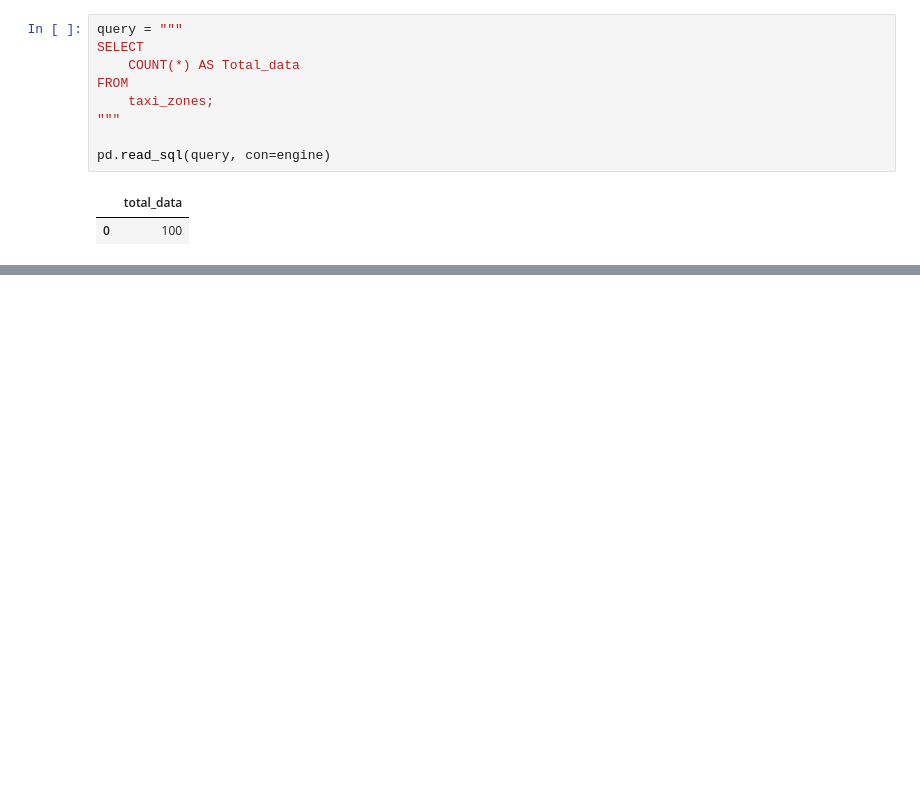
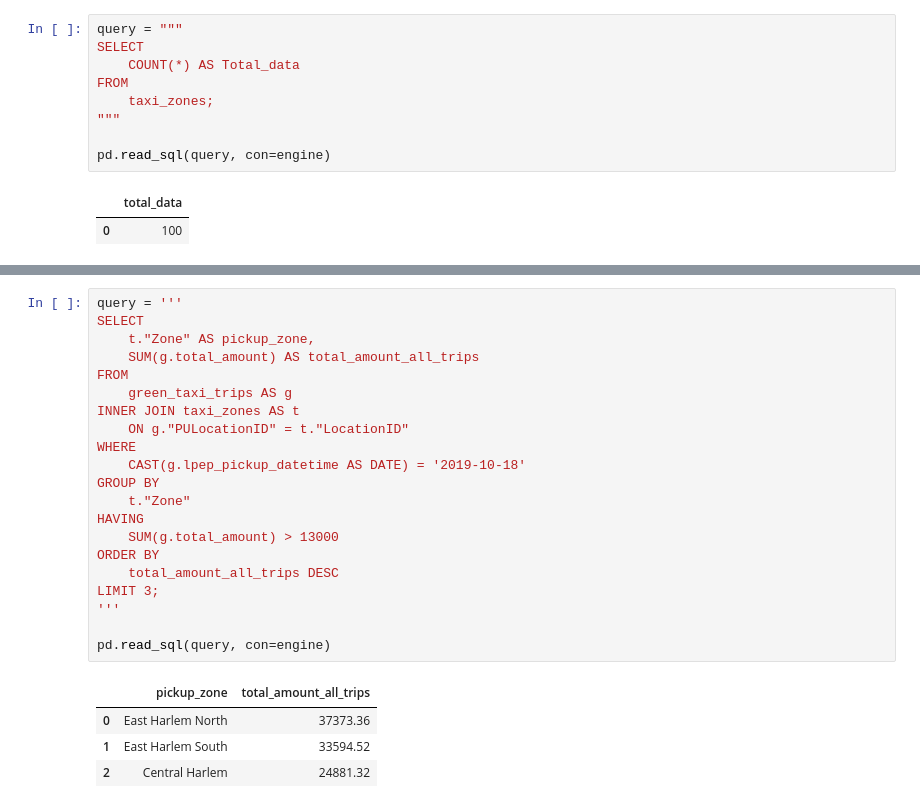
Before and after one commit to niaulans/DE-Zoomcamp2025, a Jupyter notebook: 01-docker-terraform/homework/homework_notebook.ipynb, the cells around one changed output, grey strips where cells are left out. Drawn from its saved outputs; the diff is of its cells as text; blank space fills up the shorter version.

```diff
--- a/01-docker-terraform/homework/homework_notebook.ipynb
+++ b/01-docker-terraform/homework/homework_notebook.ipynb
@@ -260,0 +337,26 @@ During the period of October 1st 2019 (inclusive) and November 1st 2019 (exclusi
+# %%
+query = '''
+SELECT
+    t."Zone" AS pickup_zone,
+    SUM(g.total_amount) AS total_amount_all_trips
+FROM
+    green_taxi_trips AS g
+INNER JOIN taxi_zones AS t
+    ON g."PULocationID" = t."LocationID"
+WHERE
+    CAST(g.lpep_pickup_datetime AS DATE) = '2019-10-18'
+GROUP BY
+    t."Zone"
+HAVING
+    SUM(g.total_amount) > 13000
+ORDER BY
+    total_amount_all_trips DESC
+LIMIT 3;
+'''
+
+pd.read_sql(query, con=engine)
+# %% [output]
+|  | pickup_zone | total_amount_all_trips |
+| 0 | East Harlem North | 37373.36 |
+| 1 | East Harlem South | 33594.52 |
+| 2 | Central Harlem | 24881.32 |
```
Also changed, not shown: parts of 12 cells of this notebook, 2 other files.
